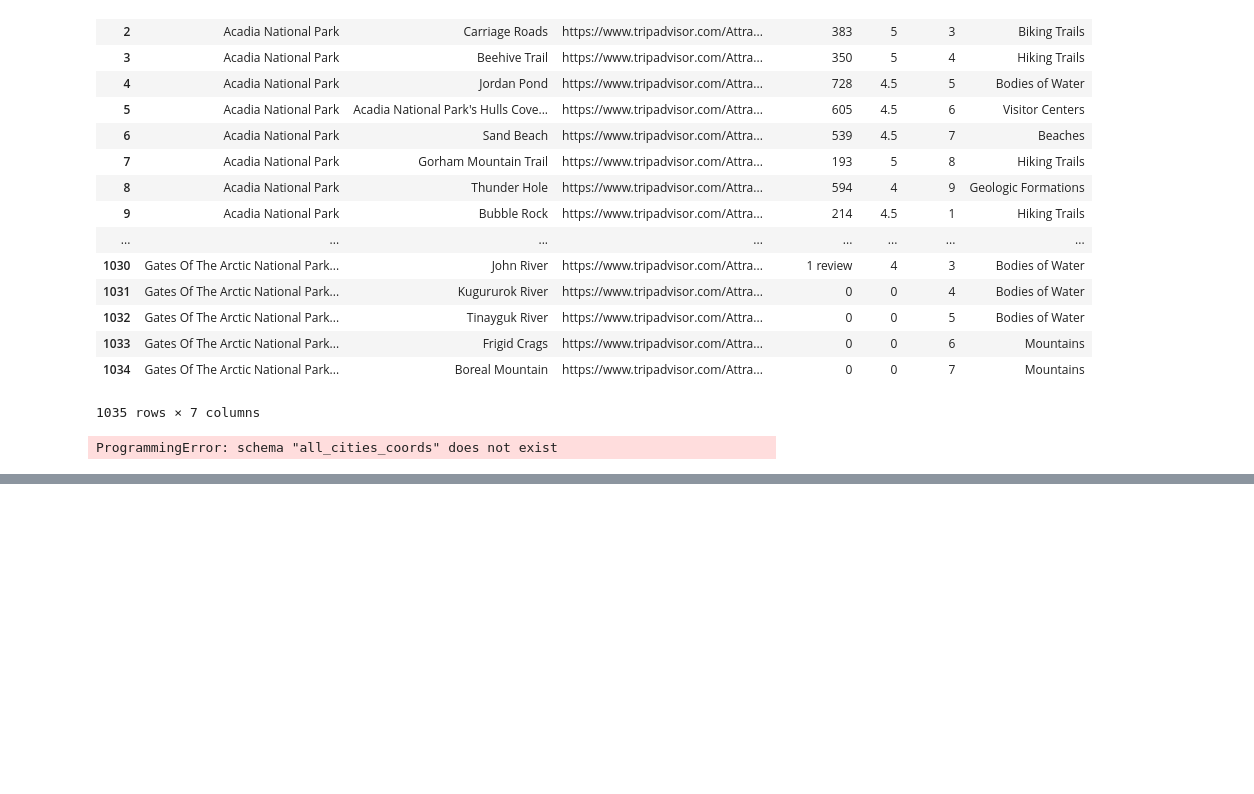
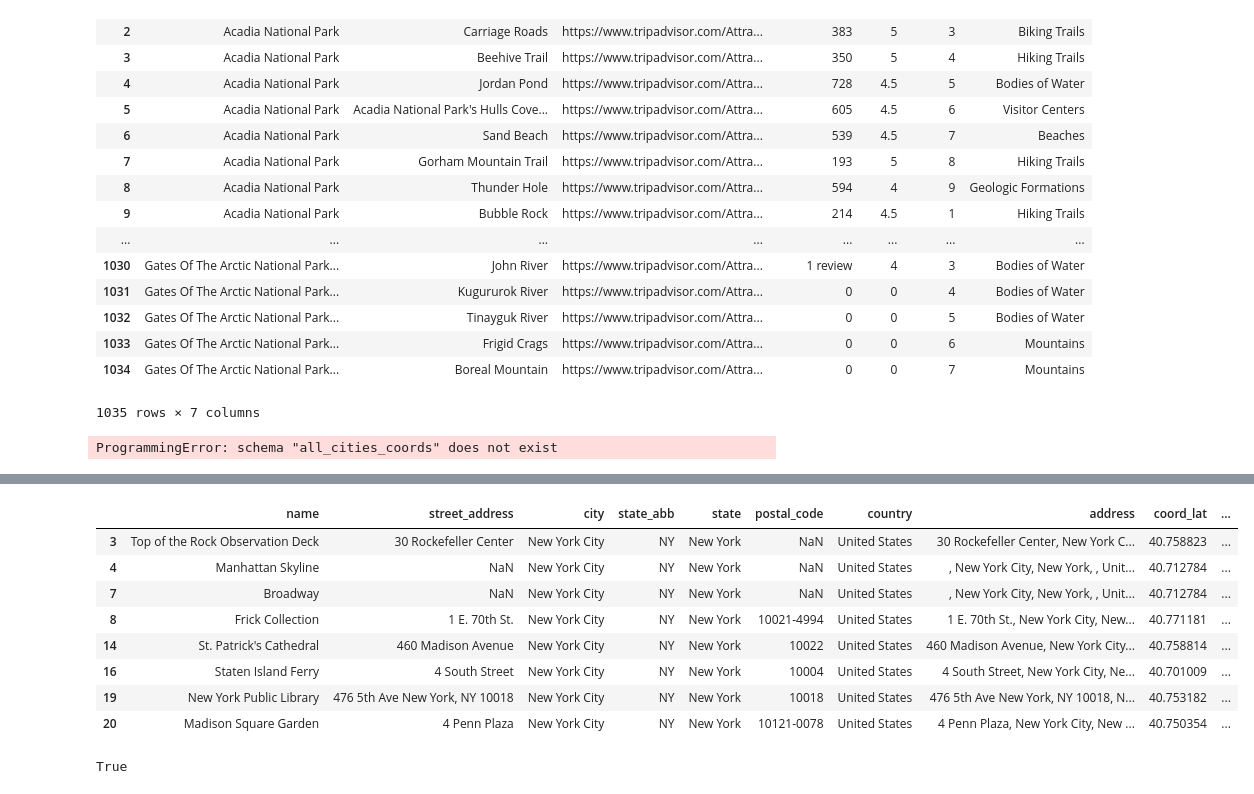
Before and after one commit to kennethcc2005/friends, a Jupyter notebook: Data_Wrangling.ipynb, the cells around one changed output, grey strips where cells are left out. Cells and saved outputs as stored; diff of their text form; code cells hidden in the pictures; blank space fills up the shorter version.

```diff
--- a/Data_Wrangling.ipynb
+++ b/Data_Wrangling.ipynb
@@ -996,0 +980,4 @@ cities_coords
+# %%
+poi_detail_path = '/Users/zoesh/Desktop/travel_with_friends/travel_with_friends/poi_detail_v2.csv'
+
+new_poi_df = pd.read_csv(poi_detail_path)
@@ -996,0 +1014,12 @@ cities_coords
+# %%
+new_poi_df[(new_poi_df.raw_visit_length.astype(str) == 'nan') & (new_poi_df.city == 'New York City')]
+# %% [output]
+|  | name | street_address | city | state_abb | state | postal_code | country | address | coord_lat | ... |
+| 3 | Top of the Rock Observation Deck | 30 Rockefeller Center | New York City | NY | New York | NaN | United States | 30 Rockefeller Center, New York C... | 40.758823 | ... |
+| 4 | Manhattan Skyline | NaN | New York City | NY | New York | NaN | United States | , New York City, New York, , Unit... | 40.712784 | ... |
+| 7 | Broadway | NaN | New York City | NY | New York | NaN | United States | , New York City, New York, , Unit... | 40.712784 | ... |
+| 8 | Frick Collection | 1 E. 70th St. | New York City | NY | New York | 10021-4994 | United States | 1 E. 70th St., New York City, New... | 40.771181 | ... |
+| 14 | St. Patrick's Cathedral | 460 Madison Avenue | New York City | NY | New York | 10022 | United States | 460 Madison Avenue, New York City... | 40.758814 | ... |
+| 16 | Staten Island Ferry | 4 South Street | New York City | NY | New York | 10004 | United States | 4 South Street, New York City, Ne... | 40.701009 | ... |
+| 19 | New York Public Library | 476 5th Ave New York, NY 10018 | New York City | NY | New York | 10018 | United States | 476 5th Ave New York, NY 10018, N... | 40.753182 | ... |
+| 20 | Madison Square Garden | 4 Penn Plaza | New York City | NY | New York | 10121-0078 | United States | 4 Penn Plaza, New York City, New ... | 40.750354 | ... |
@@ -996,0 +1028,4 @@ cities_coords
+# %%
+'Museums' in new_poi_df.poi_type[8]
+# %% [output]
+True
```
Also changed, not shown: parts of 8 cells of this notebook.
